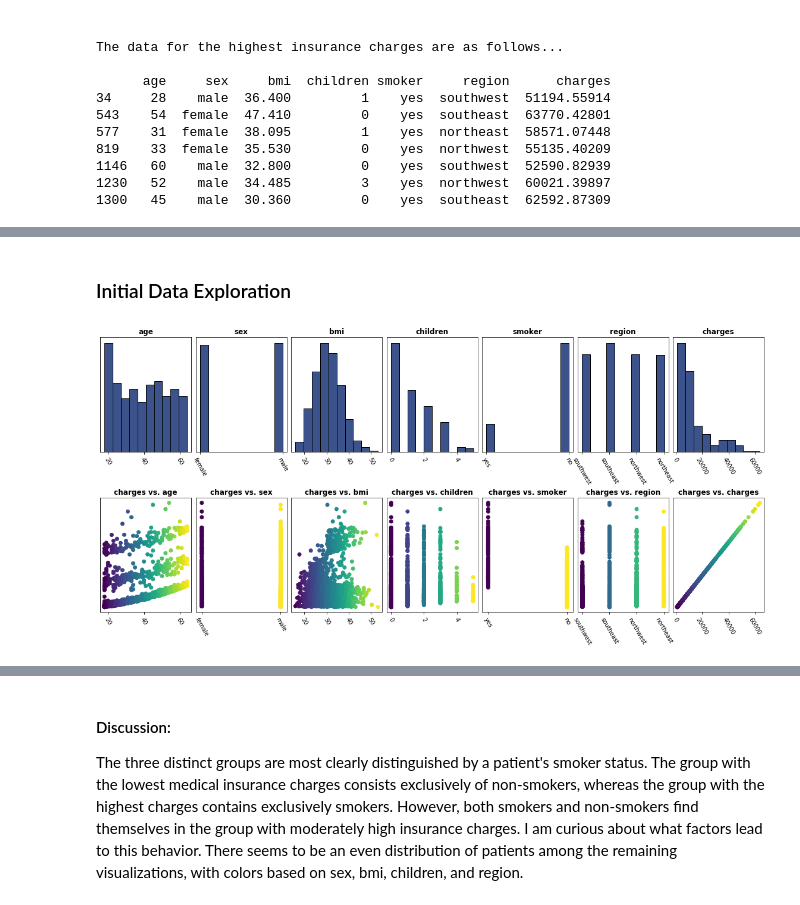
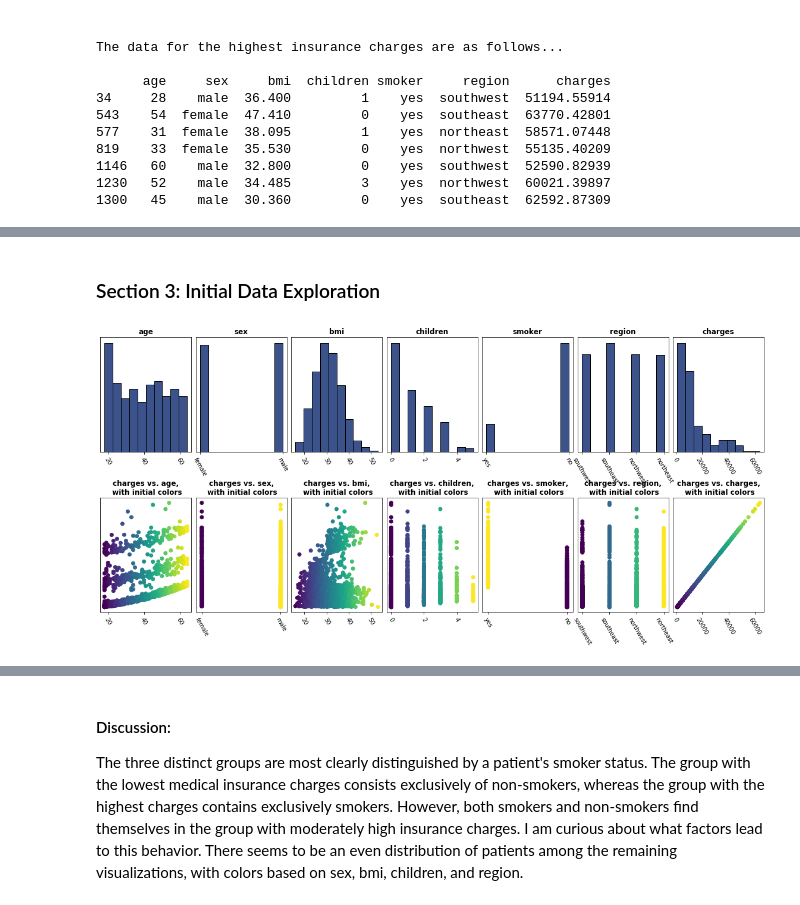
Before and after one commit to leahmfulmer/codecademy-projects, a Jupyter notebook: us-medical-insurance/lfulmer-us-medical-insurance-costs.ipynb, the cells around one changed output, grey strips where cells are left out. Drawn from its saved outputs; the diff is of its cells as text; code cells hidden in the pictures.

```diff
--- a/us-medical-insurance/lfulmer-us-medical-insurance-costs.ipynb
+++ b/us-medical-insurance/lfulmer-us-medical-insurance-costs.ipynb
@@ -99,42 +111,42 @@ def create_color_list(input_series, zero, one = '', two = ''):
 
     return color_list
 
-sex_color_list = create_color_list(sex, 'female')
-smoker_color_list = create_color_list(smoker, 'yes')
-region_color_list = create_color_list(region, 'southwest', 'southeast', 'northwest')
+sex_binary_list = create_color_list(sex, 'female')
+smoker_binary_list = create_color_list(smoker, 'no')
+region_quaternary_list = create_color_list(region, 'southwest', 'southeast', 'northwest')
 
-colors_list_all = [age, sex_color_list, bmi, children, smoker_color_list, region_color_list, charges]
-colors_list_age = [sex_color_list, bmi, children, smoker_color_list, region_color_list]
-colors_list_bmi = [age, sex_color_list, children, smoker_color_list, region_color_list]
+colors_list_all = [age, sex_binary_list, bmi, children, smoker_binary_list, region_quaternary_list, charges]
+colors_list_age = [sex_binary_list, bmi, children, smoker_binary_list, region_quaternary_list]
+colors_list_bmi = [age, sex_binary_list, children, smoker_binary_list, region_quaternary_list]
 
 favorite_cmap = 'viridis'
 # %% [markdown]
-### Initial Data Exploration <a id="initial"></a>
+### Section 3: Initial Data Exploration <a id="initial"></a>
 # %%
 # Initital exploration
 plt.figure(figsize=(20,8.5))
 
 
 for i in range(n_cols):
     # Histogram
     plt.subplot(2, n_cols, i+1)
     plt.hist(data.iloc[:, i], color='#3b528b', edgecolor='black')
 
     plt.tick_params(left = False, labelleft = False)
     plt.xticks(rotation = -60)
     plt.title(columns[i], fontweight="bold")
 
     # Scatter, plotted against 'charges'
     plt.subplot(2, n_cols, i+8)
     plt.scatter(data.iloc[:, i], charges, c = colors_list_all[i], cmap = favorite_cmap)
 
 
     plt.tick_params(left = False, labelleft = False)
     plt.xticks(rotation = -60)
-    plt.title("charges vs. "+ columns[i], fontweight="bold")
+    plt.title("charges vs. "+ columns[i]+",\n with initial colors", fontweight="bold")
 
 plt.subplots_adjust(wspace=0.05, hspace=0.4)
 plt.show()
 # %% [output]
-[figure, old version]
+[figure, new version]
 # %% [markdown]
```
Also changed, not shown: parts of 15 cells of this notebook.
